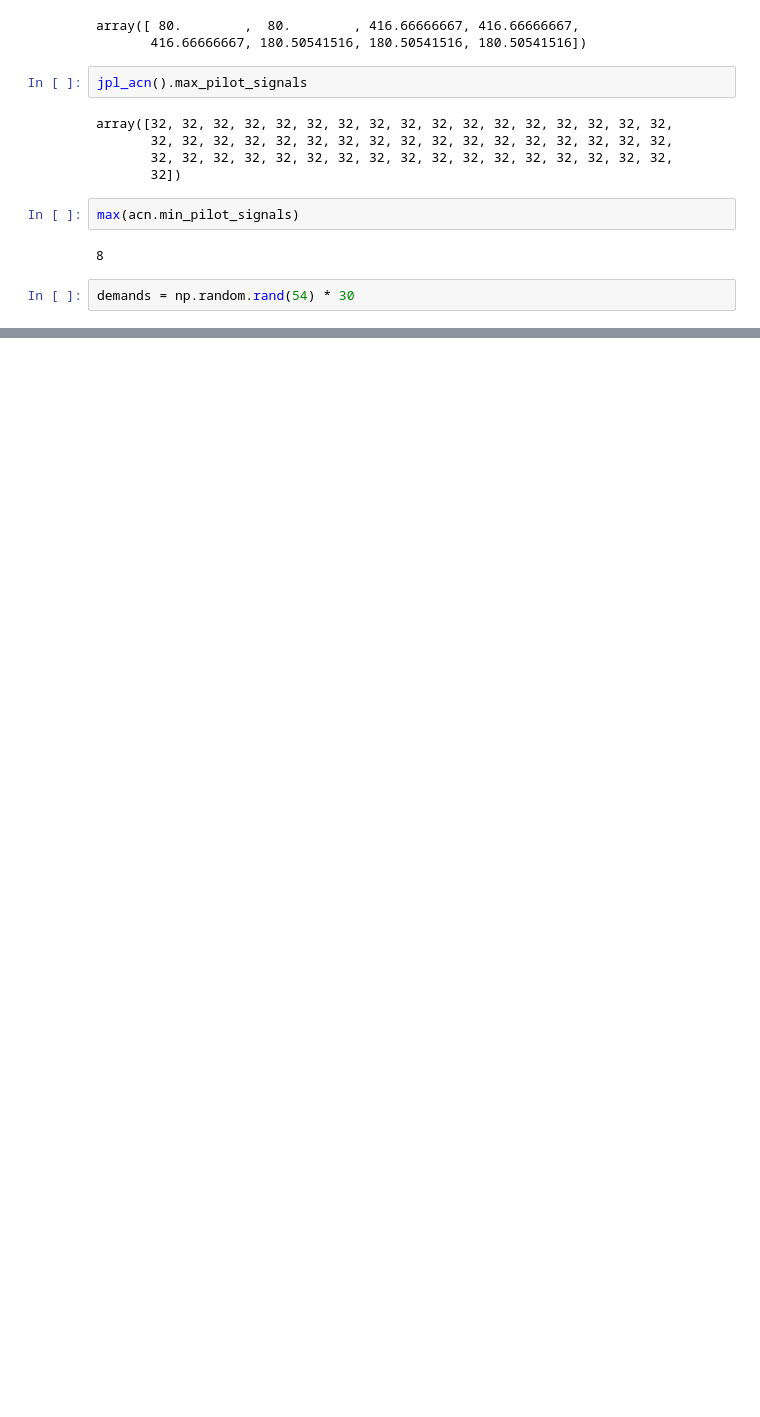
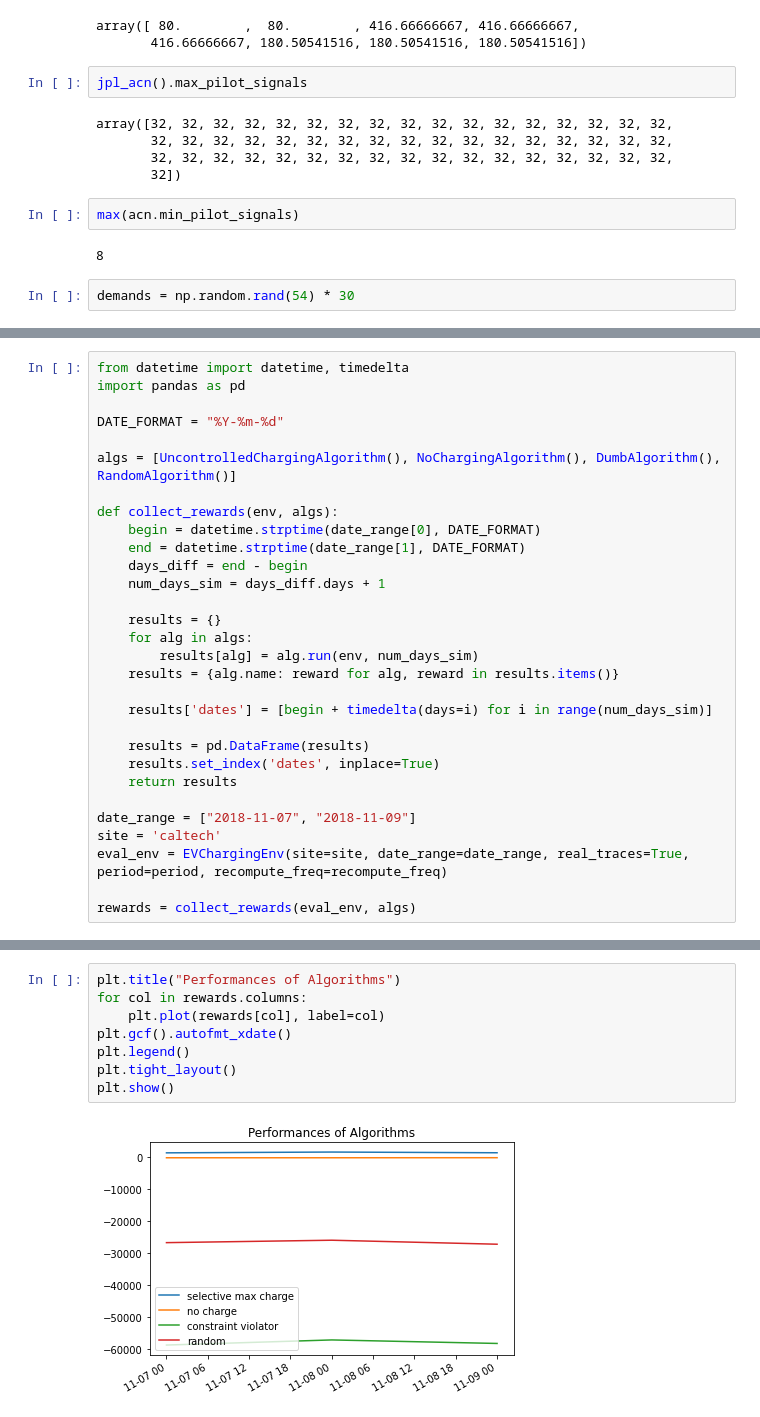
Before and after one commit to chrisyeh96/sustaingym, a Jupyter notebook: examples/baseline_algos.ipynb, the cells around one changed output, grey strips where cells are left out. Cells and saved outputs as stored; diff of their text form; blank space fills up the shorter version.

```diff
--- a/examples/baseline_algos.ipynb
+++ b/examples/baseline_algos.ipynb
@@ -390,0 +251,30 @@ True
+# %%
+from datetime import datetime, timedelta
+import pandas as pd
+
+DATE_FORMAT = "%Y-%m-%d"
+
+algs = [UncontrolledChargingAlgorithm(), NoChargingAlgorithm(), DumbAlgorithm(), RandomAlgorithm()]
+
+def collect_rewards(env, algs):
+    begin = datetime.strptime(date_range[0], DATE_FORMAT)
+    end = datetime.strptime(date_range[1], DATE_FORMAT)
+    days_diff = end - begin
+    num_days_sim = days_diff.days + 1
+
+    results = {}
+    for alg in algs:
+        results[alg] = alg.run(env, num_days_sim)
+    results = {alg.name: reward for alg, reward in results.items()}
+
+    results['dates'] = [begin + timedelta(days=i) for i in range(num_days_sim)]
+
+    results = pd.DataFrame(results)
+    results.set_index('dates', inplace=True)
+    return results
+
+date_range = ["2018-11-07", "2018-11-09"]
+site = 'caltech'
+eval_env = EVChargingEnv(site=site, date_range=date_range, real_traces=True, period=period, recompute_freq=recompute_freq)
+
+rewards = collect_rewards(eval_env, algs)
@@ -390,0 +294,10 @@ True
+# %%
+plt.title("Performances of Algorithms")
+for col in rewards.columns:
+    plt.plot(rewards[col], label=col)
+plt.gcf().autofmt_xdate()
+plt.legend()
+plt.tight_layout()
+plt.show()
+# %% [output]
+[figure, added]
```
Also changed, not shown: parts of 18 cells of this notebook, 28 other files.
